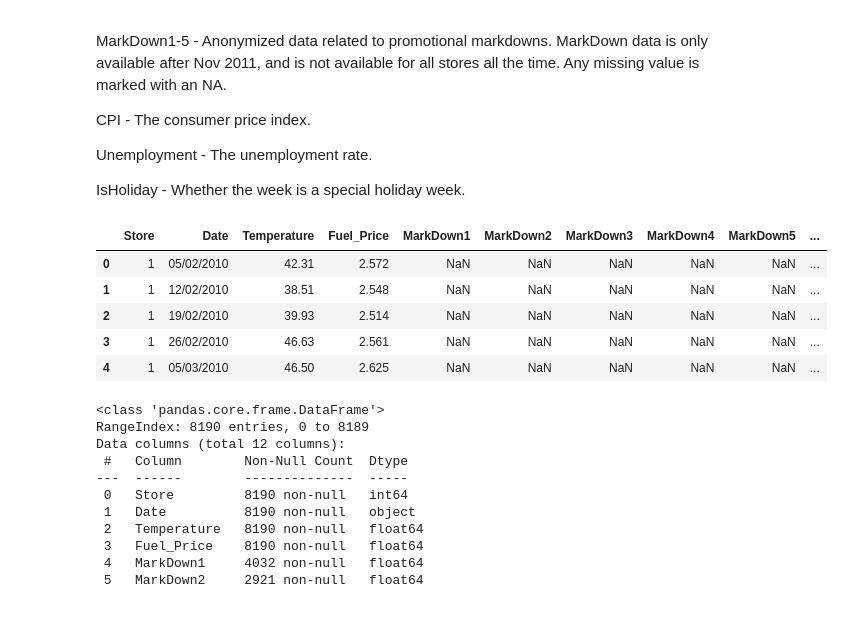
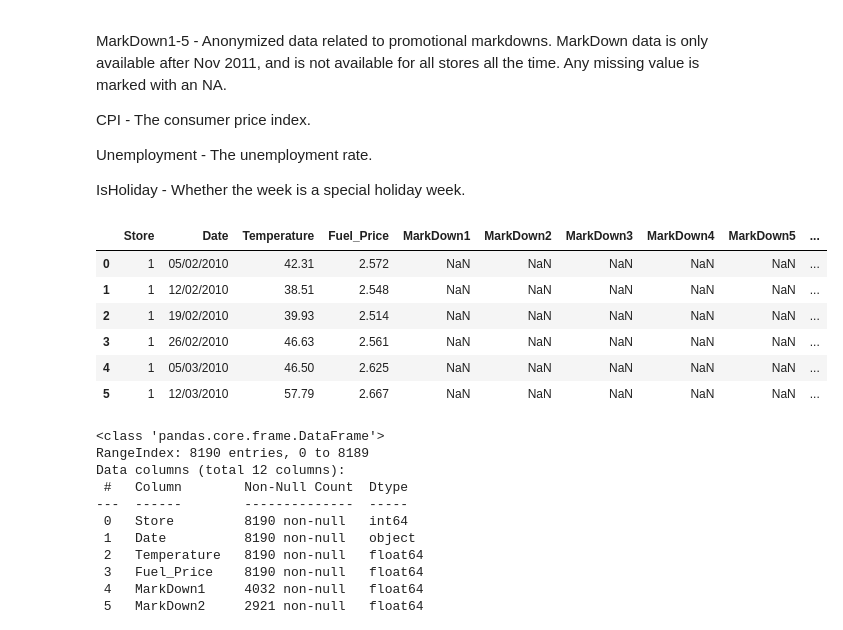
Before and after one commit to danysc/DA-Projects, a Jupyter notebook: Features_data_set_ST.ipynb, the cells around one changed output. Drawn from its saved outputs; the diff is of its cells as text; code cells hidden in the pictures.

```diff
--- a/Features_data_set_ST.ipynb
+++ b/Features_data_set_ST.ipynb
@@ -32,14 +34,16 @@ from collections import Counter
 # %%
 # Read the csv from my GitHub
 data_set = pd.read_csv('https://raw.githubusercontent.com/danysc/kgdata/main/Features_data_set.csv')
-data_set.head()
+# Printing the first 6 rows of the data frame for visualization
+data_set[:6]
 # %% [output]
 |  | Store | Date | Temperature | Fuel_Price | MarkDown1 | MarkDown2 | MarkDown3 | MarkDown4 | MarkDown5 | ... |
 | 0 | 1 | 05/02/2010 | 42.31 | 2.572 | NaN | NaN | NaN | NaN | NaN | ... |
 | 1 | 1 | 12/02/2010 | 38.51 | 2.548 | NaN | NaN | NaN | NaN | NaN | ... |
 | 2 | 1 | 19/02/2010 | 39.93 | 2.514 | NaN | NaN | NaN | NaN | NaN | ... |
 | 3 | 1 | 26/02/2010 | 46.63 | 2.561 | NaN | NaN | NaN | NaN | NaN | ... |
 | 4 | 1 | 05/03/2010 | 46.50 | 2.625 | NaN | NaN | NaN | NaN | NaN | ... |
+| 5 | 1 | 12/03/2010 | 57.79 | 2.667 | NaN | NaN | NaN | NaN | NaN | ... |
 # %%
 data_set.info()
 # %% [output]
```
Also changed, not shown: parts of 5 cells of this notebook.
